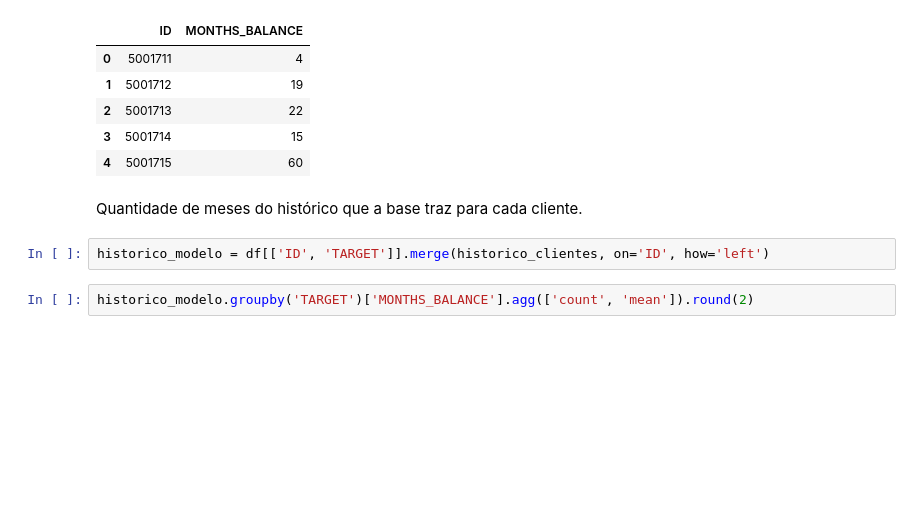
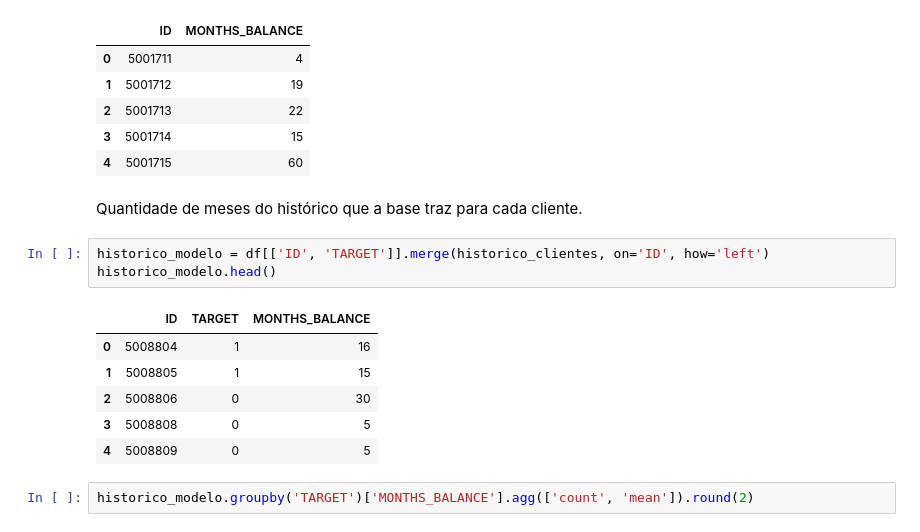
Before and after one commit to marciapaulasv-coder/TechChalenge, a Jupyter notebook: 01_eda.ipynb, the cells around one changed output. Saved outputs shown, nothing was run; the diff lists cells and outputs as text; blank space fills up the shorter version.

```diff
--- a/01_eda.ipynb
+++ b/01_eda.ipynb
@@ -285,6 +291,14 @@ historico_clientes.head()
 Quantidade de meses do histórico que a base traz para cada cliente.
 # %%
 historico_modelo = df[['ID', 'TARGET']].merge(historico_clientes, on='ID', how='left')
+historico_modelo.head()
+# %% [output]
+|  | ID | TARGET | MONTHS_BALANCE |
+| 0 | 5008804 | 1 | 16 |
+| 1 | 5008805 | 1 | 15 |
+| 2 | 5008806 | 0 | 30 |
+| 3 | 5008808 | 0 | 5 |
+| 4 | 5008809 | 0 | 5 |
 # %%
 historico_modelo.groupby('TARGET')['MONTHS_BALANCE'].agg(['count', 'mean']).round(2)
 # %% [output]
```
Also changed, not shown: parts of 6 cells of this notebook.
